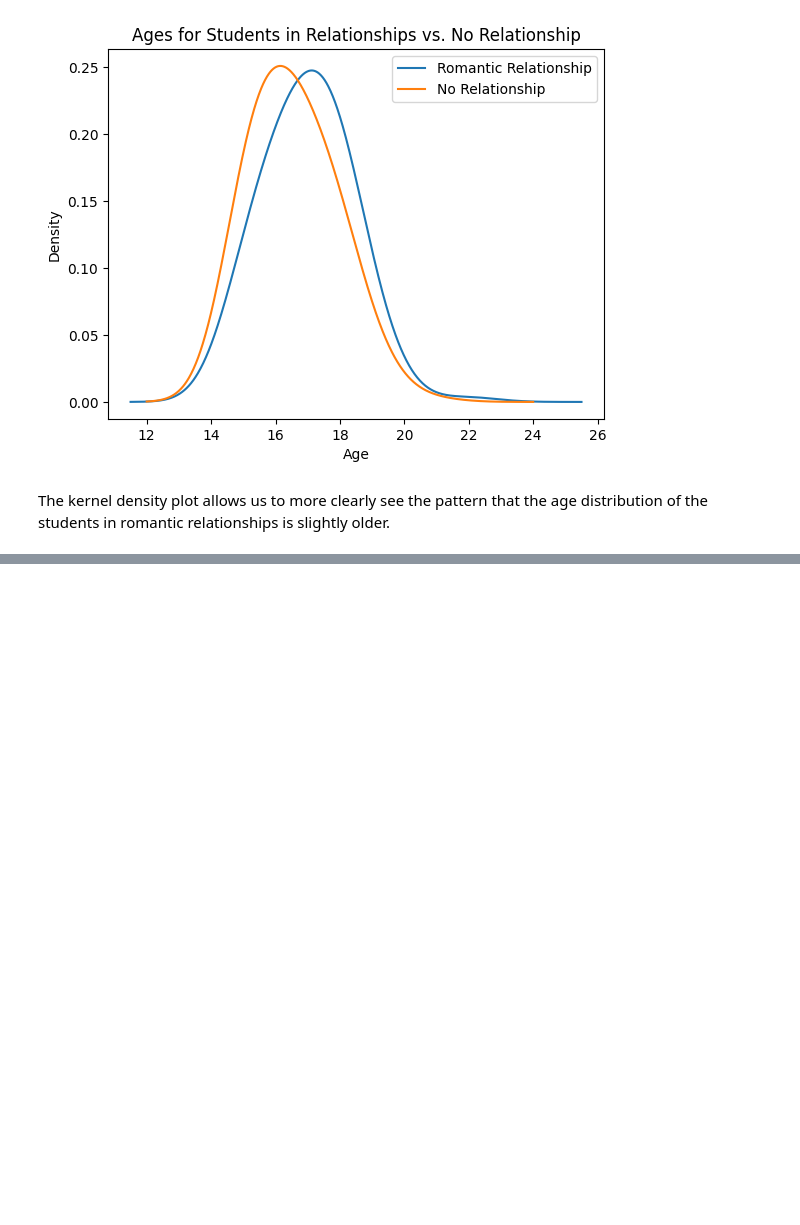
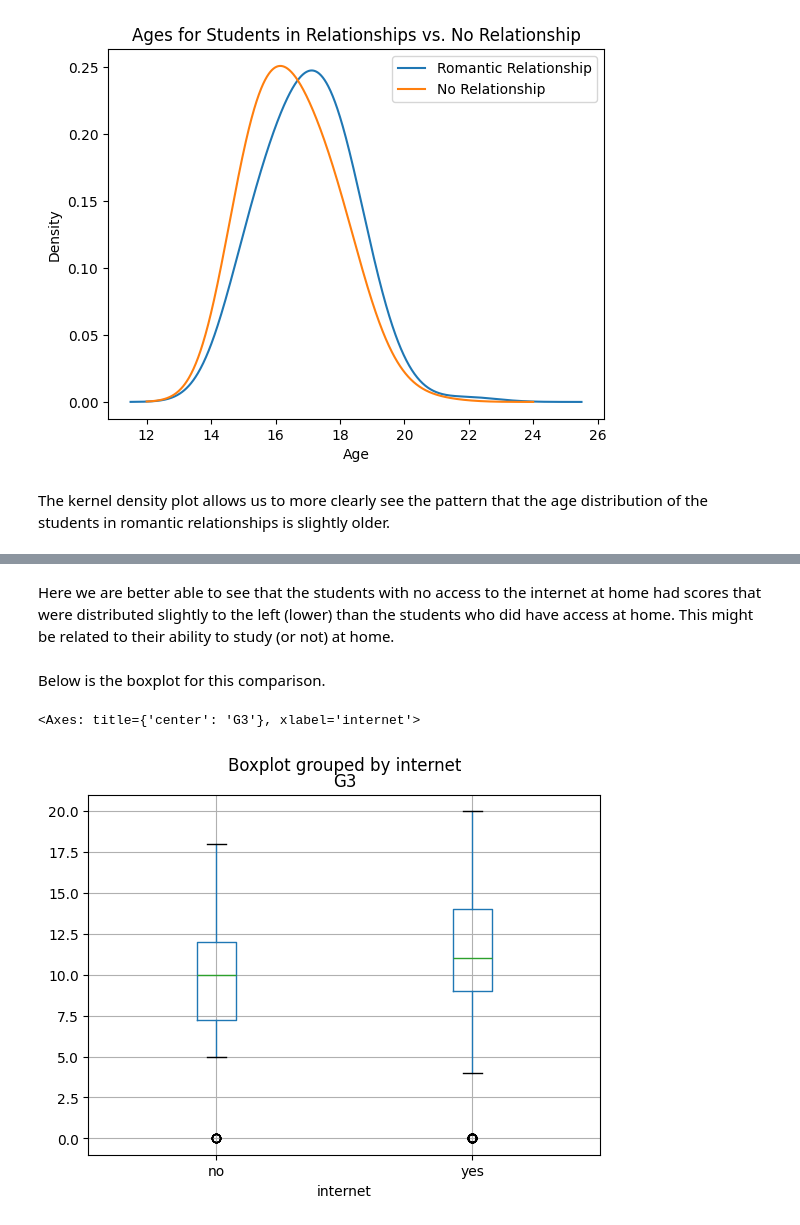
Before and after one commit to ewarren38/HW4_WarrenE, a Jupyter notebook: HW4_WarrenE.ipynb, the cells around one changed output, grey strips where cells are left out. Saved outputs shown, nothing was run; the diff lists cells and outputs as text; code cells hidden in the pictures; blank space fills up the shorter version.

```diff
--- a/HW4_WarrenE.ipynb
+++ b/HW4_WarrenE.ipynb
@@ -318,0 +353,9 @@ The kernel density plot allows us to more clearly see the pattern that the age d
+# %% [markdown]
+Here we are better able to see that the students with no access to the internet at home had scores that were distributed slightly to the left (lower) than the students who did have access at home. This might be related to their ability to study (or not) at home.
+# %% [markdown]
+Below is the boxplot for this comparison.
+# %%
+student_data.boxplot(column = ["G3"], by = "internet")
+# %% [output]
+<Axes: title={'center': 'G3'}, xlabel='internet'>
+[figure, added]
```
Also changed, not shown: parts of 27 cells of this notebook.
